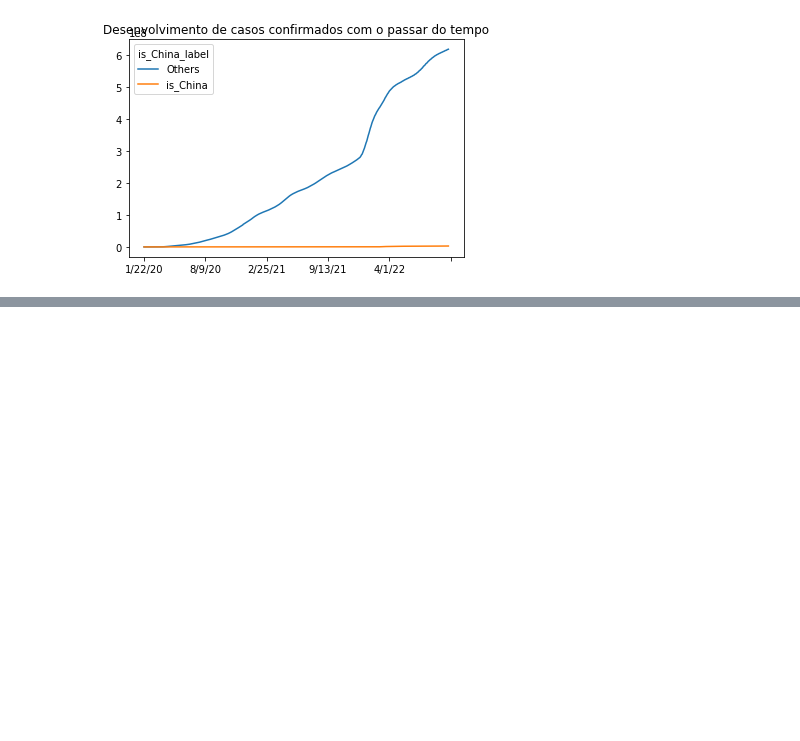
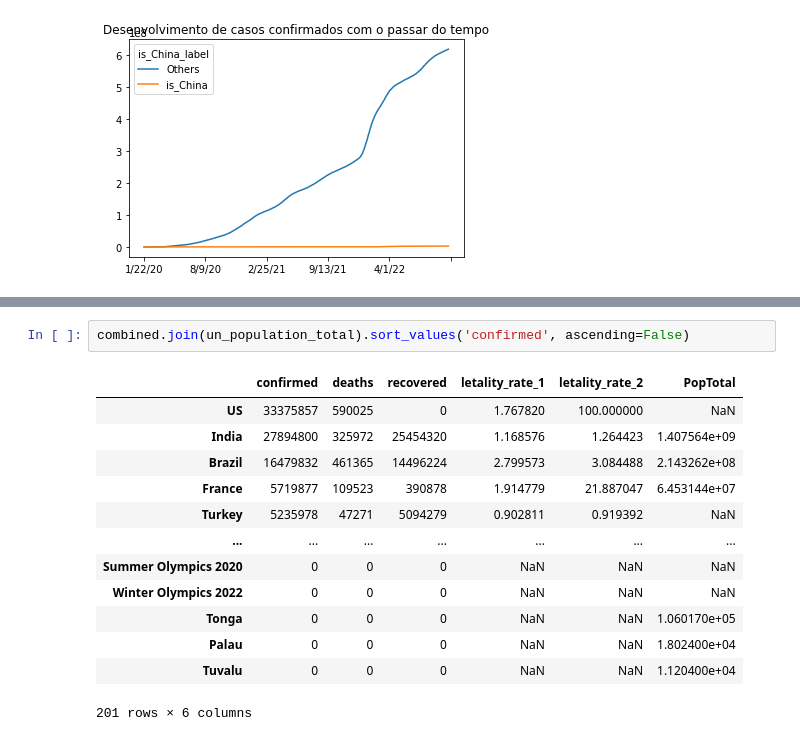
Before and after one commit to Gleis0nLemos/Data-Science-e-Sa-de, a Jupyter notebook: Data_Science_e_Saude.ipynb, the cells around one changed output, grey strips where cells are left out. Saved outputs shown, nothing was run; the diff lists cells and outputs as text; blank space fills up the shorter version.

```diff
--- a/Data_Science_e_Saude.ipynb
+++ b/Data_Science_e_Saude.ipynb
@@ -624,0 +685,16 @@ plt.show()
+# %%
+combined.join(un_population_total).sort_values('confirmed', ascending=False)
+# %% [output]
+|  | confirmed | deaths | recovered | letality_rate_1 | letality_rate_2 | PopTotal |
+| US | 33375857 | 590025 | 0 | 1.767820 | 100.000000 | NaN |
+| India | 27894800 | 325972 | 25454320 | 1.168576 | 1.264423 | 1.407564e+09 |
+| Brazil | 16479832 | 461365 | 14496224 | 2.799573 | 3.084488 | 2.143262e+08 |
+| France | 5719877 | 109523 | 390878 | 1.914779 | 21.887047 | 6.453144e+07 |
+| Turkey | 5235978 | 47271 | 5094279 | 0.902811 | 0.919392 | NaN |
+| ... | ... | ... | ... | ... | ... | ... |
+| Summer Olympics 2020 | 0 | 0 | 0 | NaN | NaN | NaN |
+| Winter Olympics 2022 | 0 | 0 | 0 | NaN | NaN | NaN |
+| Tonga | 0 | 0 | 0 | NaN | NaN | 1.060170e+05 |
+| Palau | 0 | 0 | 0 | NaN | NaN | 1.802400e+04 |
+| Tuvalu | 0 | 0 | 0 | NaN | NaN | 1.120400e+04 |
+201 rows × 6 columns
```
Also changed, not shown: parts of 13 cells of this notebook, 1 other file.
